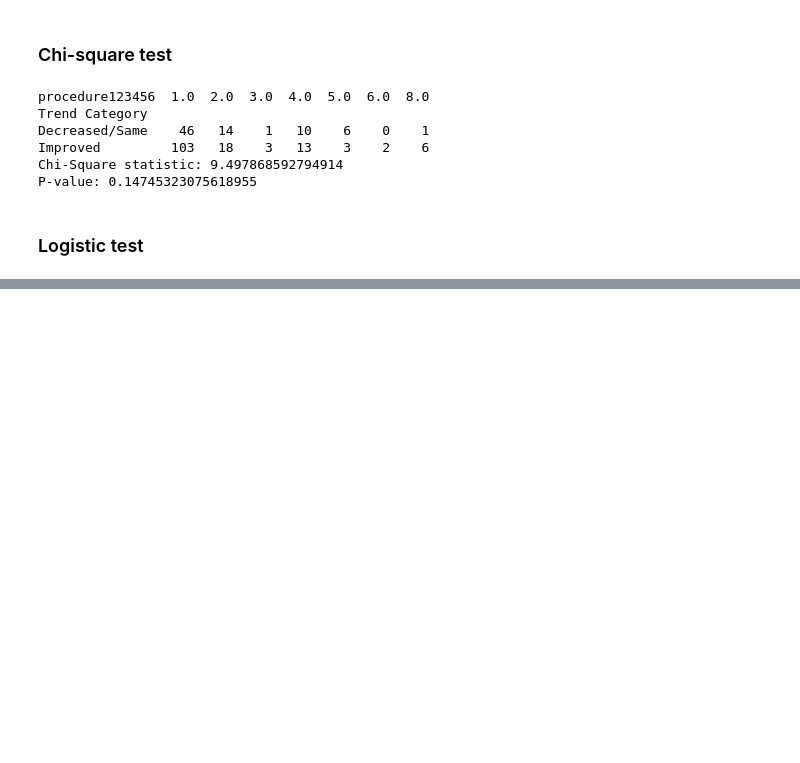
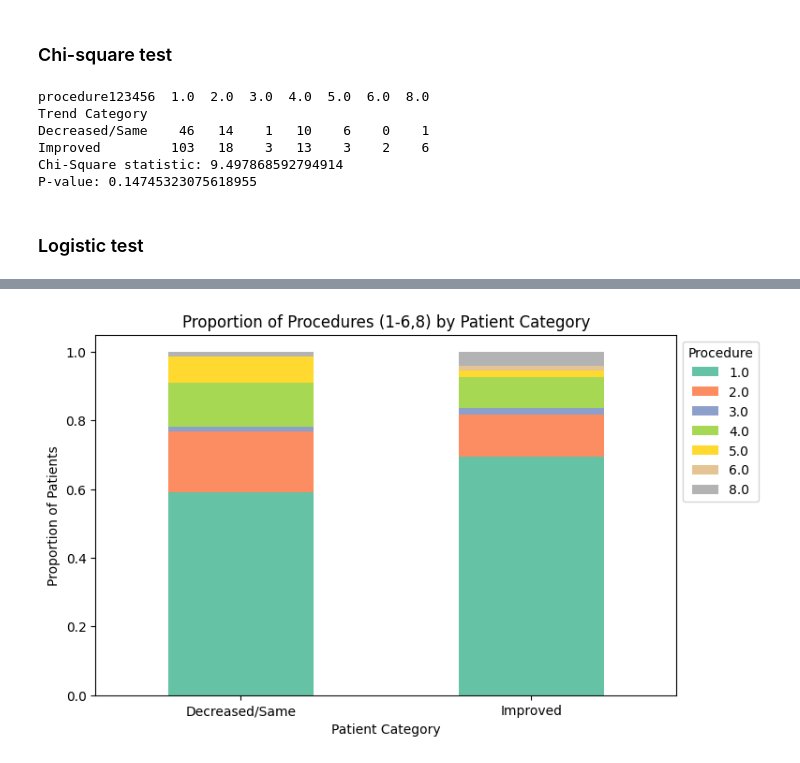
Before and after one commit to Crump-Lab/ESO_project, a Jupyter notebook: notebooks/ESO_ED_analysis_pre_n_baseline3.ipynb, the cells around one changed output, grey strips where cells are left out. Drawn from its saved outputs; the diff is of its cells as text; code cells hidden in the pictures; blank space fills up the shorter version.

```diff
--- a/notebooks/ESO_ED_analysis_pre_n_baseline3.ipynb
+++ b/notebooks/ESO_ED_analysis_pre_n_baseline3.ipynb
@@ -1695,3 +1695,20 @@ Chi-Square statistic: 9.497868592794914
 P-value: 0.14745323075618955
 # %% [markdown]
 ### Logistic test
+# %%
+# Convert categorical variable to binary (1 = Improved, 0 = Decreased/Same)
+merged_df_removedNA_procedure["Trend Category_binary"] = merged_df_removedNA_procedure["Trend Category"].map({"Improved": 1, "Decreased/Same": 0})
+
+
+# Convert procedure to categorical dummy variables
+procedure_dummies = pd.get_dummies(merged_df_removedNA_procedure["procedure123456"], prefix="procedure", dtype=int)
+
+# Add a constant term for logistic regression
+X = sm.add_constant(procedure_dummies)
+y = merged_df_removedNA_procedure["Trend Category_binary"]
+
+# Fit logistic regression model
+logit_model = sm.Logit(y, X)
+result = logit_model.fit()
+
+print(result.summary())
@@ -1697,0 +1733,16 @@ P-value: 0.14745323075618955
+# %%
+# Create proportion table
+proportions = merged_df_removedNA_procedure.groupby("Trend Category")["procedure123456"].value_counts(normalize=True).unstack()
+
+# Plot stacked bar chart
+proportions.plot(kind="bar", stacked=True, colormap="Set2", figsize=(8, 5))
+
+# Customize plot appearance
+plt.xlabel("Patient Category")
+plt.ylabel("Proportion of Patients")
+plt.title("Proportion of Procedures (1-6,8) by Patient Category")
+plt.legend(title="Procedure", bbox_to_anchor=(1, 1))  # Move legend outside the plot
+plt.xticks(rotation=0)  # Keep x-axis labels readable
+plt.show()
+# %% [output]
+[figure, added]
```
Also changed, not shown: parts of 1 cell of this notebook.
